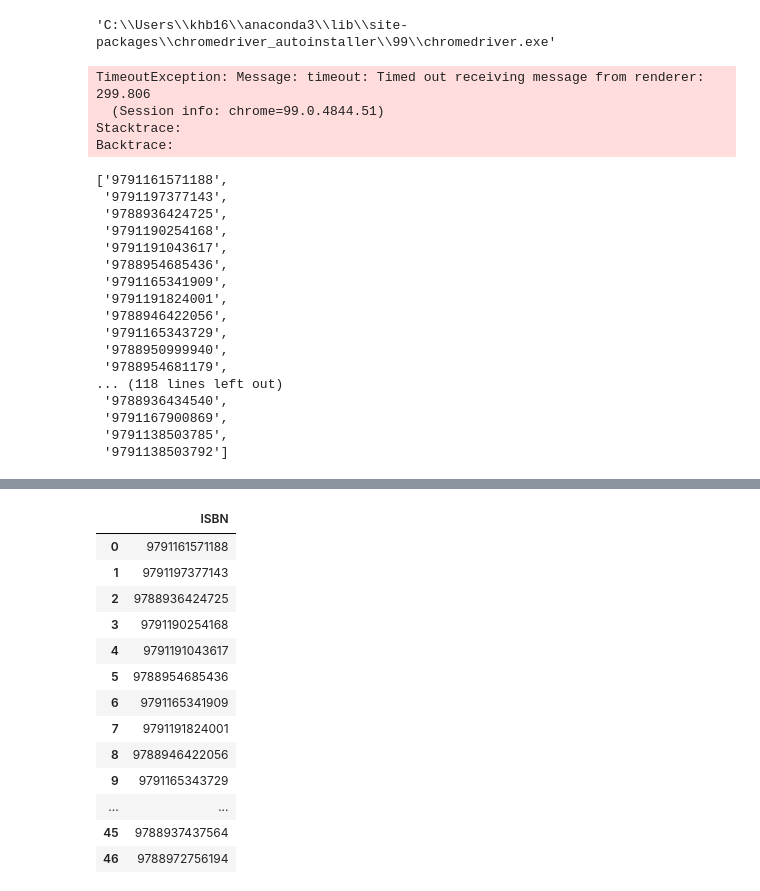
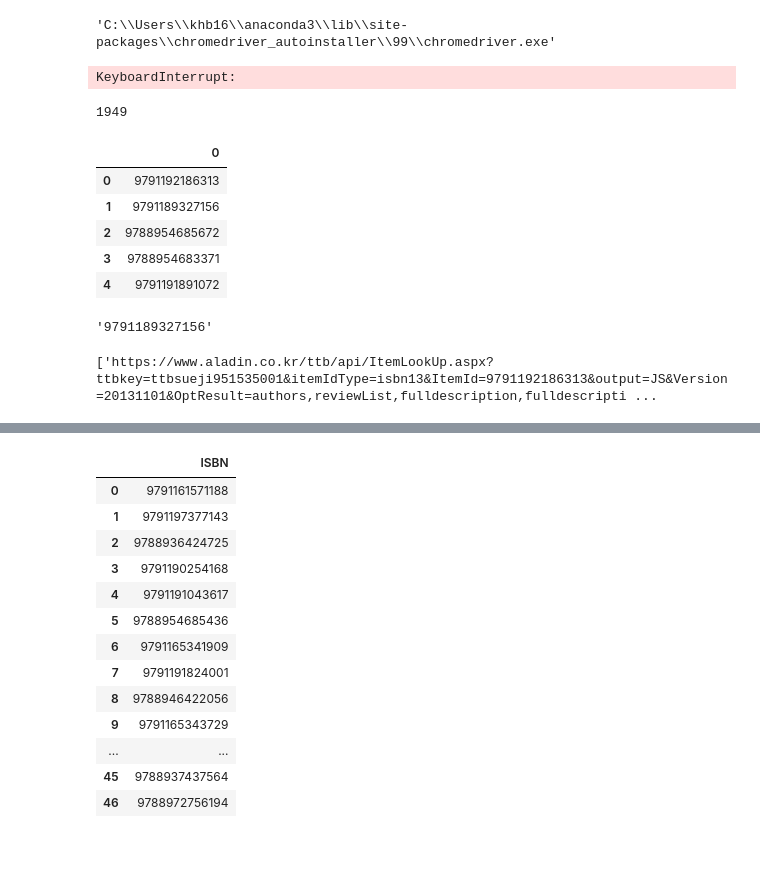
Before and after one commit to Hongbi-Kim/Project_book_recommendation, a Jupyter notebook: 크롤링.ipynb, the cells around one changed output, grey strips where cells are left out. Drawn from its saved outputs; the diff is of its cells as text; code cells hidden in the pictures; blank space fills up the shorter version.

```diff
--- a/크롤링.ipynb
+++ b/크롤링.ipynb
@@ -26,9 +26,9 @@ html = 'https://www.aladin.co.kr/shop/wbrowse.aspx?BrowseTarget=List&ViewRowsCou
 driver.get(html)
 time.sleep(2)
 # %%
-results = []
+#results = []
 
-for page in range(1855):
+for page in range(1,501):
     url = "https://www.aladin.co.kr/shop/wbrowse.aspx?BrowseTarget=List&ViewRowsCount=50&ViewType=Detail\
     &PublishMonth=0&SortOrder=2&page={}&Stockstatus=0&PublishDay=84&CustReviewRankStart=0&CustReviewCountStart=0&PriceFilterMax=-1\
     &CID=1&SearchOption=".format(page)
@@ -57,27 +57,10 @@ for page in range(1855):
         #data = [ISBN]
         results.append(ISBN)
 # %% [output]
-TimeoutException: Message: timeout: Timed out receiving message from renderer: 299.806
-  (Session info: chrome=99.0.4844.51)
-Stacktrace:
-Backtrace:
+KeyboardInterrupt:
 # %%
-results
+len(results)
 # %% [output]
-['9791161571188',
- '9791197377143',
- '9788936424725',
- '9791190254168',
- '9791191043617',
- '9788954685436',
- '9791165341909',
- '9791191824001',
- '9788946422056',
- '9791165343729',
- '9788950999940',
- '9788954681179',
-... (118 lines left out)
- '9788936434540',
- '9791167900869',
- '9791138503785',
- '9791138503792']
+1949
+# %%
+ISBN123 = pd.DataFrame(results)
@@ -83,0 +71,9 @@ results
+# %%
+ISBN123.head()
+# %% [output]
+|  | 0 |
+| 0 | 9791192186313 |
+| 1 | 9791189327156 |
+| 2 | 9788954685672 |
+| 3 | 9788954683371 |
+| 4 | 9791191891072 |
@@ -83,0 +87,13 @@ results
+# %%
+results[1]
+# %% [output]
+'9791189327156'
+# %%
+url_look_list = []
+
+for isbn in results:
+    url_look = 'https://www.aladin.co.kr/ttb/api/ItemLookUp.aspx?ttbkey={}&itemIdType=isbn13&ItemId={}&output=JS&Version=20131101&OptResult=authors,reviewList,fulldescription,fulldescription2,Story,categoryIdList'.format(KEY, isbn)
+    url_look_list.append(url_look)
+print(url_look_list)
+# %% [output]
+['https://www.aladin.co.kr/ttb/api/ItemLookUp.aspx?ttbkey=ttbsueji951535001&itemIdType=isbn13&ItemId=9791192186313&output=JS&Version=20131101&OptResult=authors,reviewList,fulldescription,fulldescripti ...
```
Also changed, not shown: parts of 6 cells of this notebook, 5 other files.
